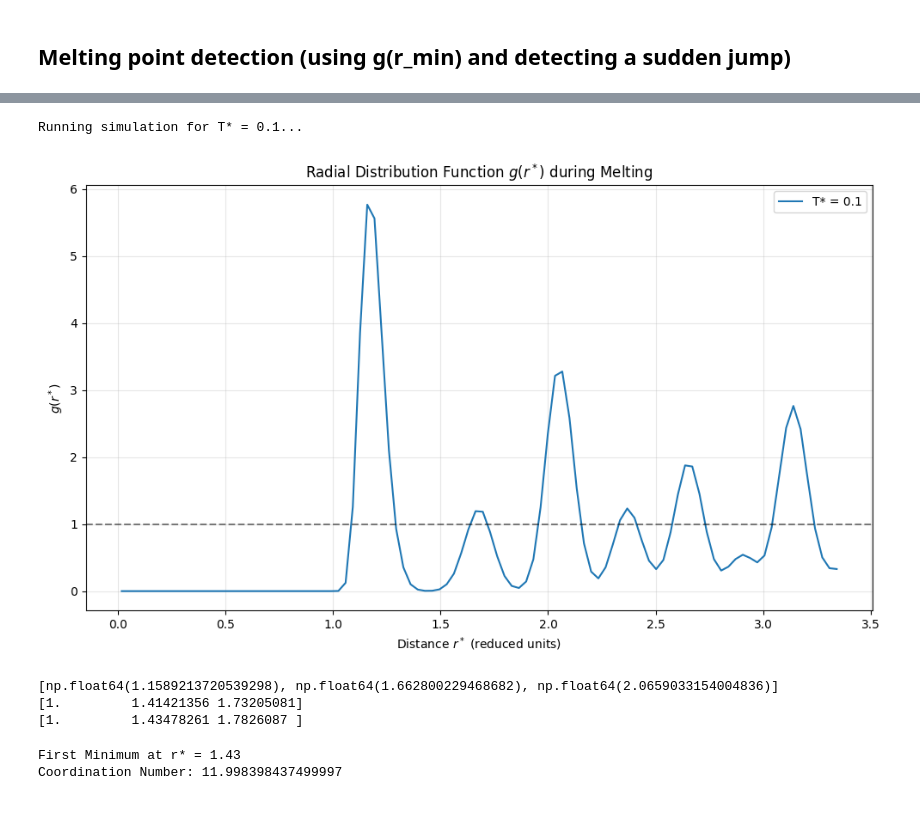
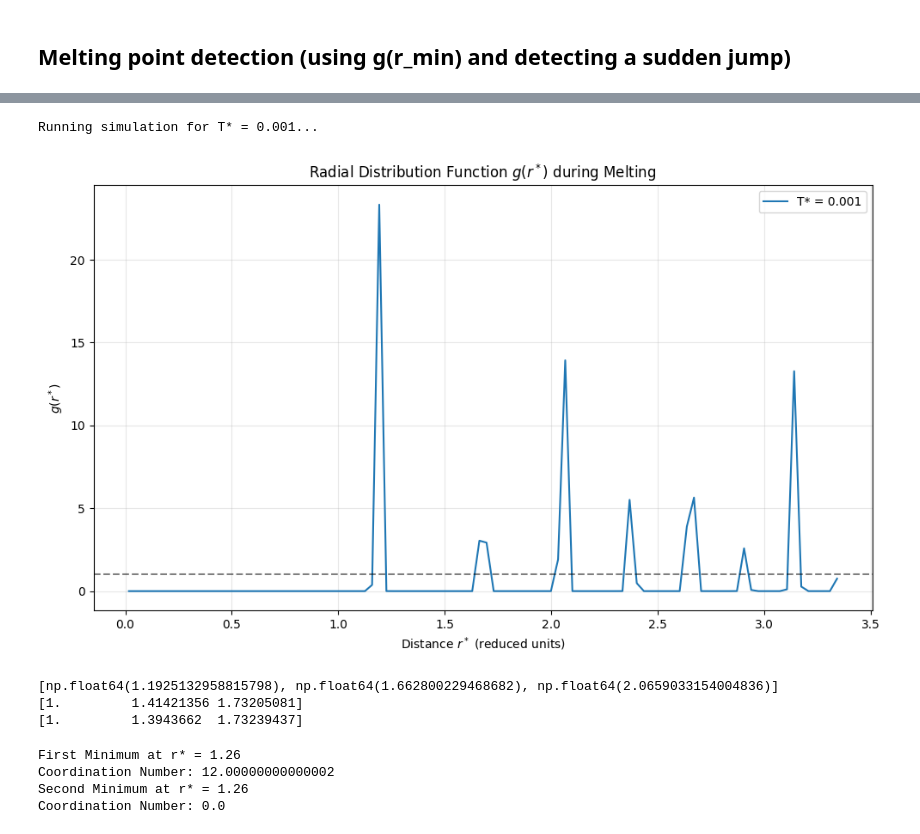
Before and after one commit to Tanish-Verma/md_Engine, a Jupyter notebook: applications.ipynb, the cells around one changed output, grey strips where cells are left out. Saved outputs shown, nothing was run; the diff lists cells and outputs as text; code cells hidden in the pictures.

```diff
--- a/applications.ipynb
+++ b/applications.ipynb
@@ -350,7 +341,7 @@ neighbour_list   = update_neighbor_list(pos, L, r_skin_sq)
 pe, force        = calculate_forces_optimized(pos, neighbour_list, L, r_cutoff_sq)
 pos_ref          = pos.copy()
 rebuild_threshold_sq = 0.25 * (r_skin - r_cutoff) ** 2
-temperatures = [0.1]
+temperatures = [0.001]
 equilibration_steps = 1000
 production_steps = 1000
 dt = 0.005
@@ -391,44 +382,46 @@ for T_target in temperatures:
         pos, vel, pe, force = velocity_verlet_step_opt(pos, vel, force, dt, L, r_cutoff_sq, neighbour_list)
 
         disp_sq = np.sum((pos - pos_ref)**2, axis=1)
         if np.any(disp_sq > rebuild_threshold_sq):
             neighbour_list = update_neighbor_list(pos, L, r_skin_sq)
             pos_ref = pos.copy()
 
         # Collect g(r) periodically to avoid highly correlated data (e.g., every 10 steps)
         if step % 10 == 0:
             r_centers, g_r_current = calculate_rdf(pos, L, dr, r_max)
             g_r_accumulated += g_r_current
             collection_count += 1
 
     # Average the collected g(r) data
     g_r_avg = g_r_accumulated / collection_count
 
     # Plot this temperature's g(r)
     # NOTE: Before final submission, multiply r_centers by your chosen gas's sigma (in Å)
     plt.plot(r_centers, g_r_avg, label=f'T* = {T_target}')
 
 # Finalize the plot
 plt.title('Radial Distribution Function $g(r^*)$ during Melting')
 plt.xlabel('Distance $r^*$ (reduced units)')
 plt.ylabel('$g(r^*)$')
 plt.axhline(1.0, color='black', linestyle='--', alpha=0.5) # Asymptote reference line
 plt.legend()
 plt.grid(True, alpha=0.3)
 plt.tight_layout()
 plt.show()
 # %% [output]
-Running simulation for T* = 0.1...
+Running simulation for T* = 0.001...
-[figure, old version]
+[figure, new version]
 # %%
 n = 3
 temp = n
 first_peak_idx = 0
+second_peak_idx = 0
 first_n_maxima = []
 for i in range(1, len(g_r_avg)-1):
     if((g_r_avg[i] >= g_r_avg[i-1] and g_r_avg[i] > g_r_avg[i+1]) or (g_r_avg[i] > g_r_avg[i-1] and g_r_avg[i] >= g_r_avg[i+1])):
         first_n_maxima.append(r_centers[i])
         if(first_peak_idx == 0): first_peak_idx = i
+        if(first_peak_idx != 0 and second_peak_idx==0): second_peak_idx = i
         temp -= 1
         if(temp==0): break
 print(first_n_maxima)
@@ -437,25 +430,35 @@ a_arr = np.array([a*np.sqrt(i/2) for i in range(1, n+1)])
 print(a_arr/a_arr[0])
 print(first_n_maxima/first_n_maxima[0])
 # %% [output]
-[np.float64(1.1589213720539298), np.float64(1.662800229468682), np.float64(2.0659033154004836)]
+[np.float64(1.1925132958815798), np.float64(1.662800229468682), np.float64(2.0659033154004836)]
 [1.         1.41421356 1.73205081]
-[1.         1.43478261 1.7826087 ]
+[1.         1.3943662  1.73239437]
 # %%
 # first_peak_idx = np.argmax(g_r_avg)
 
 # 2. Start the search for the minimum AFTER that peak
 first_min_idx = 0
+second_min_idx = 0
 for i in range(first_peak_idx, len(g_r_avg) - 1):
     if((g_r_avg[i] <= g_r_avg[i-1] and g_r_avg[i] < g_r_avg[i+1]) or (g_r_avg[i] < g_r_avg[i-1] and g_r_avg[i] <= g_r_avg[i+1])):
         first_min_idx = i
         break
+for i in range(second_peak_idx, len(g_r_avg) - 1):
+    if((g_r_avg[i] <= g_r_avg[i-1] and g_r_avg[i] < g_r_avg[i+1]) or (g_r_avg[i] < g_r_avg[i-1] and g_r_avg[i] <= g_r_avg[i+1])):
+        second_min_idx = i
+        break
 
 # 3. Integrate up to that index
 integrand = 4 * np.pi * rho_star * (r_centers**2) * g_r_avg
-coordination_number = np.trapezoid(integrand[0 : first_min_idx + 1], r_centers[0 : first_min_idx + 1])
+first_coordination_number = np.trapezoid(integrand[0 : first_min_idx + 1], r_centers[0 : first_min_idx + 1])
+second_coordination_number = np.trapezoid(integrand[first_min_idx : second_min_idx + 1], r_centers[first_min_idx : second_min_idx + 1])
 
 print(f"First Minimum at r* = {r_centers[first_min_idx]:.2f}")
-print(f"Coordination Number: {coordination_number}")
+print(f"Coordination Number: {first_coordination_number}")
+print(f"Second Minimum at r* = {r_centers[second_min_idx]:.2f}")
+print(f"Coordination Number: {second_coordination_number}")
 # %% [output]
-First Minimum at r* = 1.43
-Coordination Number: 11.998398437499997
+First Minimum at r* = 1.26
+Coordination Number: 12.00000000000002
+Second Minimum at r* = 1.26
+Coordination Number: 0.0
```
Also changed, not shown: parts of 1 cell of this notebook, 7 other files.
